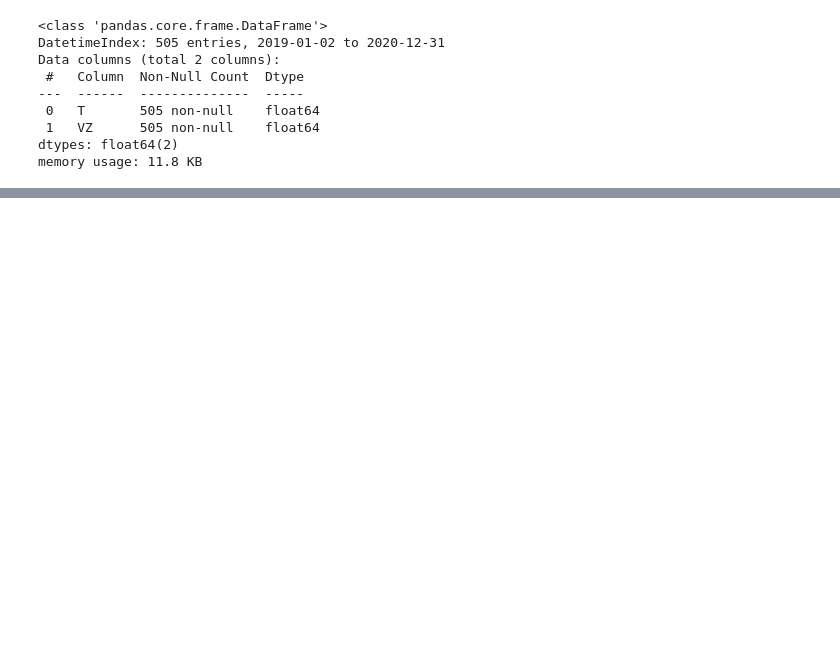
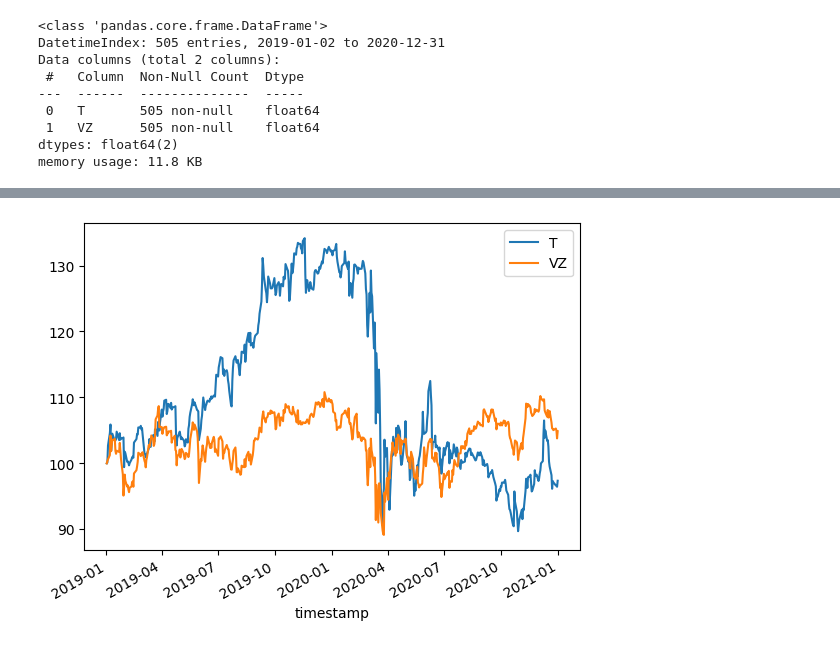
Before and after one commit to pallabee/Time-Series-for-Stock-Price-Prediction, a Jupyter notebook: data preparation/data_extraction.ipynb, the cells around one changed output, grey strips where cells are left out. Cells and saved outputs as stored; diff of their text form; code cells hidden in the pictures; blank space fills up the shorter version.

```diff
--- a/data preparation/data_extraction.ipynb
+++ b/data preparation/data_extraction.ipynb
@@ -49,0 +39,3 @@ memory usage: 11.8 KB
+# %%
+# Normalizing data to visualize how the stocks perform relative to each other
+normalized = df.div(df.iloc[0]).mul(100)
@@ -49,0 +50,4 @@ memory usage: 11.8 KB
+# %%
+normalized.plot();
+# %% [output]
+[figure, added]
```
Also changed, not shown: parts of 9 cells of this notebook.
